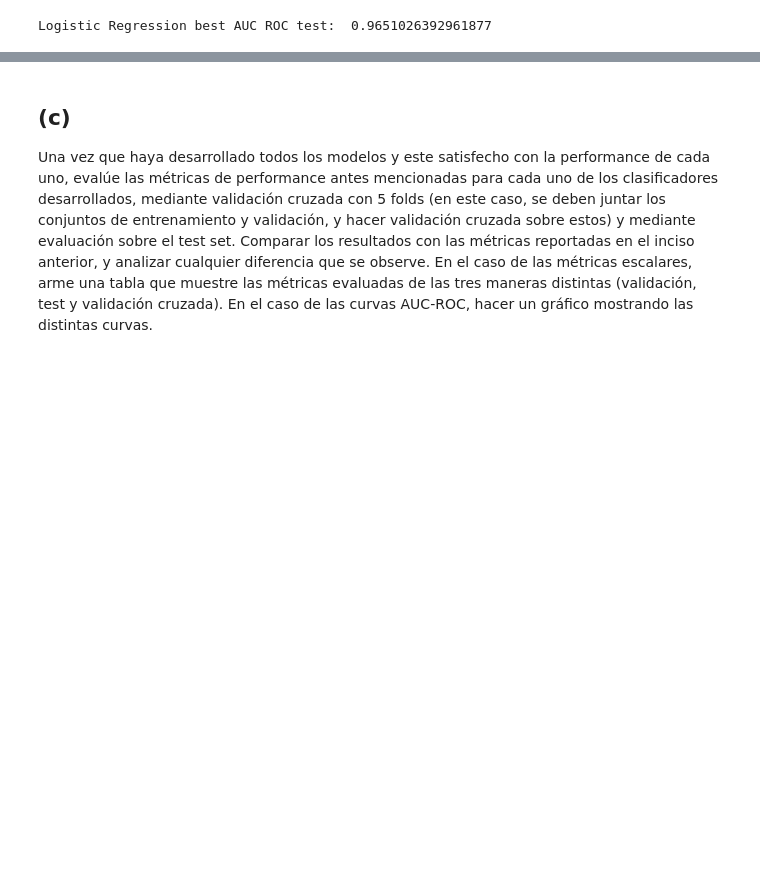
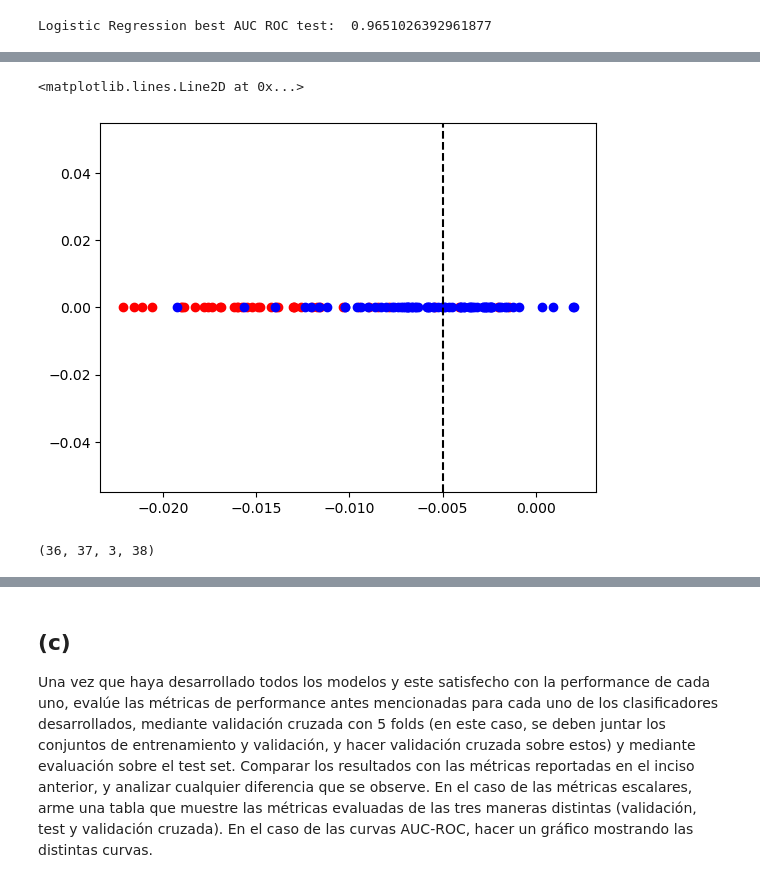
Before and after one commit to maxgubitosi/ML-Classification-Models-from-Scratch, a Jupyter notebook: Problema 1/Problema_1.ipynb, the cells around one changed output, grey strips where cells are left out. Saved outputs shown, nothing was run; the diff lists cells and outputs as text; code cells hidden in the pictures; blank space fills up the shorter version.

```diff
--- a/Problema 1/Problema_1.ipynb
+++ b/Problema 1/Problema_1.ipynb
@@ -404,0 +304,17 @@ Logistic Regression best AUC ROC test:  0.9651026392961877
+# %%
+lda_model = LDA(n_components=1, threshold=-0.005)
+lda_model.fit(X_train, y_train)
+lda_transformed_model = lda_model.transform(X_validation)
+
+print("LDA shape: ", lda_model.transformed_X.shape)
+
+# x0_train, x1_train = lda_model.transformed_X[:, 0], lda_model.transformed_X[:, 1]
+
+lda_transformed_model
+
+y_pred = lda_model.predict(X_validation).astype(int)
+
+len(y_pred)
+
+df = pd.DataFrame({'Actual': y_validation, 'Predicted': y_pred})
+df
@@ -404,0 +336,14 @@ Logistic Regression best AUC ROC test:  0.9651026392961877
+# %%
+# plot lda transformed data (red = 0, blue = 1)
+plt.scatter(lda_transformed_model[y_validation == 0], np.zeros((y_validation == 0).sum()), color='red', label='0')
+plt.scatter(lda_transformed_model[y_validation == 1], np.zeros((y_validation == 1).sum()), color='blue', label='1')
+plt.axvline(x=lda_model.threshold, color='black', linestyle='--')
+# %% [output]
+<matplotlib.lines.Line2D at 0x...>
+[figure, added]
+# %%
+conf_mat = confusion_matrix(y_validation, y_pred)
+prec_lda = precision(y_validation, y_pred)
+print(conf_mat)
+# %% [output]
+(36, 37, 3, 38)
```
Also changed, not shown: parts of 19 cells of this notebook, 5 other files.
